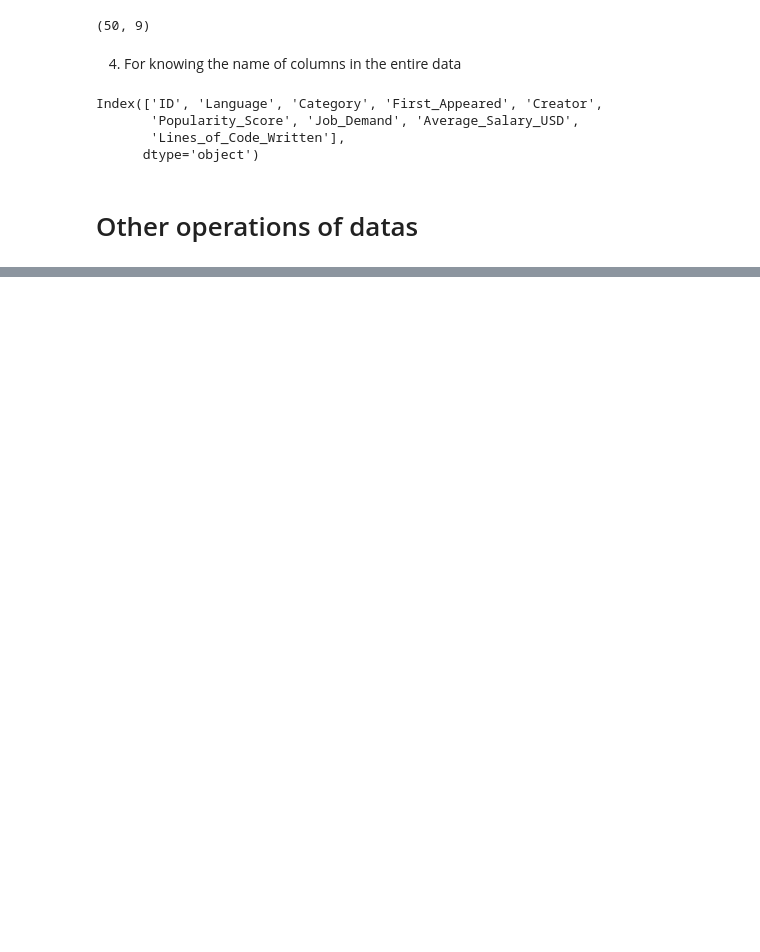
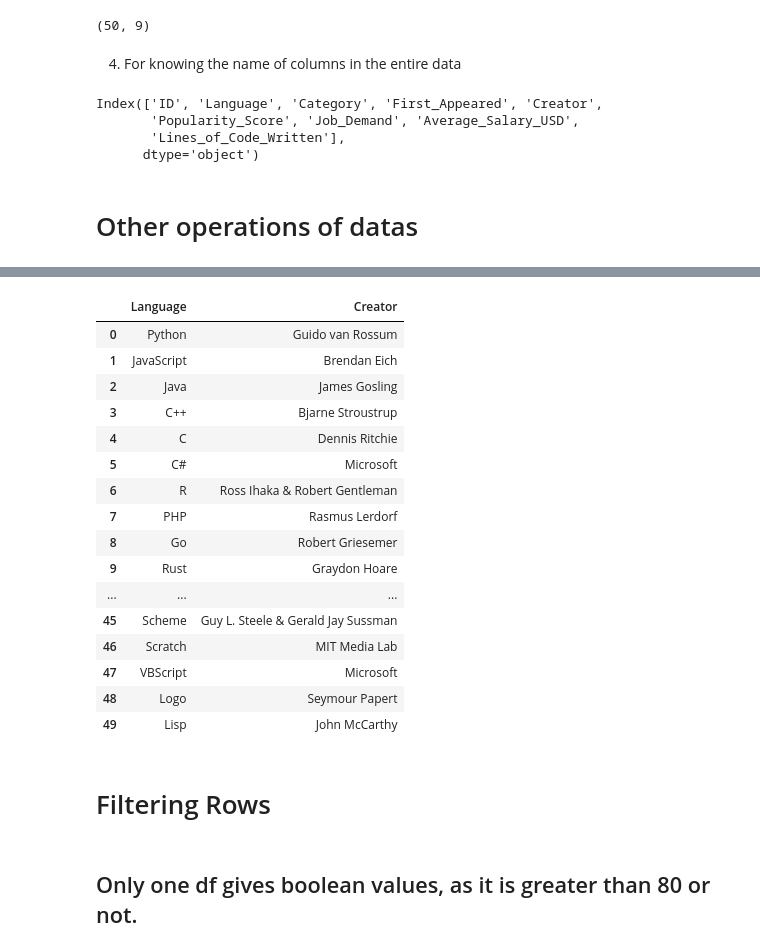
Before and after one commit to Neeschal1/Pandas, a Jupyter notebook: CSV's.ipynb, the cells around one changed output, grey strips where cells are left out. Saved outputs shown, nothing was run; the diff lists cells and outputs as text; code cells hidden in the pictures; blank space fills up the shorter version.

```diff
--- a/CSV's.ipynb
+++ b/CSV's.ipynb
@@ -196,0 +199,24 @@ popular
+# %%
+df[["Language", "Creator"]]
+# %% [output]
+|  | Language | Creator |
+| 0 | Python | Guido van Rossum |
+| 1 | JavaScript | Brendan Eich |
+| 2 | Java | James Gosling |
+| 3 | C++ | Bjarne Stroustrup |
+| 4 | C | Dennis Ritchie |
+| 5 | C# | Microsoft |
+| 6 | R | Ross Ihaka & Robert Gentleman |
+| 7 | PHP | Rasmus Lerdorf |
+| 8 | Go | Robert Griesemer |
+| 9 | Rust | Graydon Hoare |
+| ... | ... | ... |
+| 45 | Scheme | Guy L. Steele & Gerald Jay Sussman |
+| 46 | Scratch | MIT Media Lab |
+| 47 | VBScript | Microsoft |
+| 48 | Logo | Seymour Papert |
+| 49 | Lisp | John McCarthy |
+# %% [markdown]
+# Filtering Rows
+# %% [markdown]
+## Only one df gives boolean values, as it is greater than 80 or not.
```
Also changed, not shown: parts of 15 cells of this notebook.
